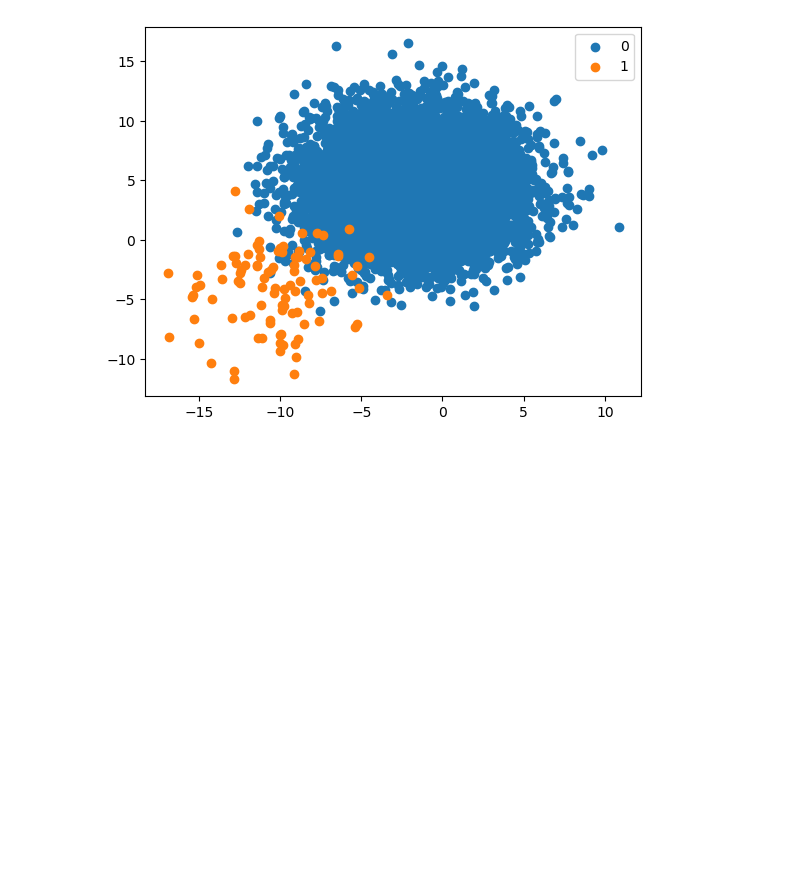
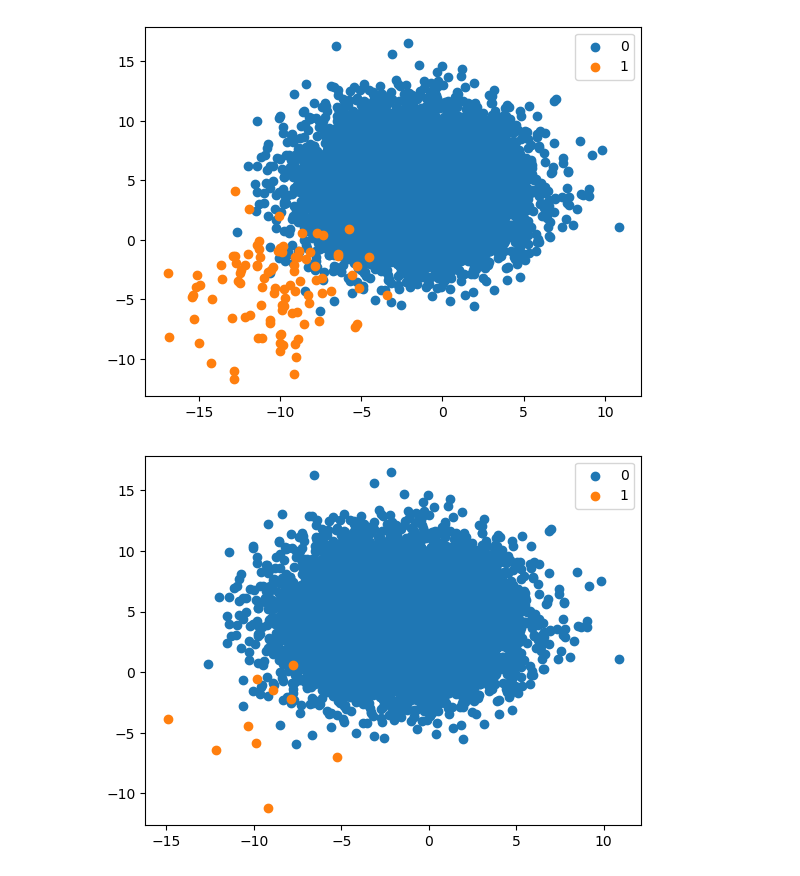
Before and after one commit to MaukanMir/Imbalanced-Classification-Project, a Jupyter notebook: chapter-2.ipynb, the cells around one changed output. Cells and saved outputs as stored; diff of their text form; code cells hidden in the pictures; blank space fills up the shorter version.

```diff
--- a/chapter-2.ipynb
+++ b/chapter-2.ipynb
@@ -64,3 +64,12 @@ X, y = get_dataset(proportions)
 plot_dataset(X, y)
 # %% [output]
 [figure]
+# %%
+# define the class distribution
+proportions = {0:10000, 1:10}
+# generate dataset
+X, y = get_dataset(proportions)
+# plot dataset
+plot_dataset(X, y)
+# %% [output]
+[figure, added]
```
